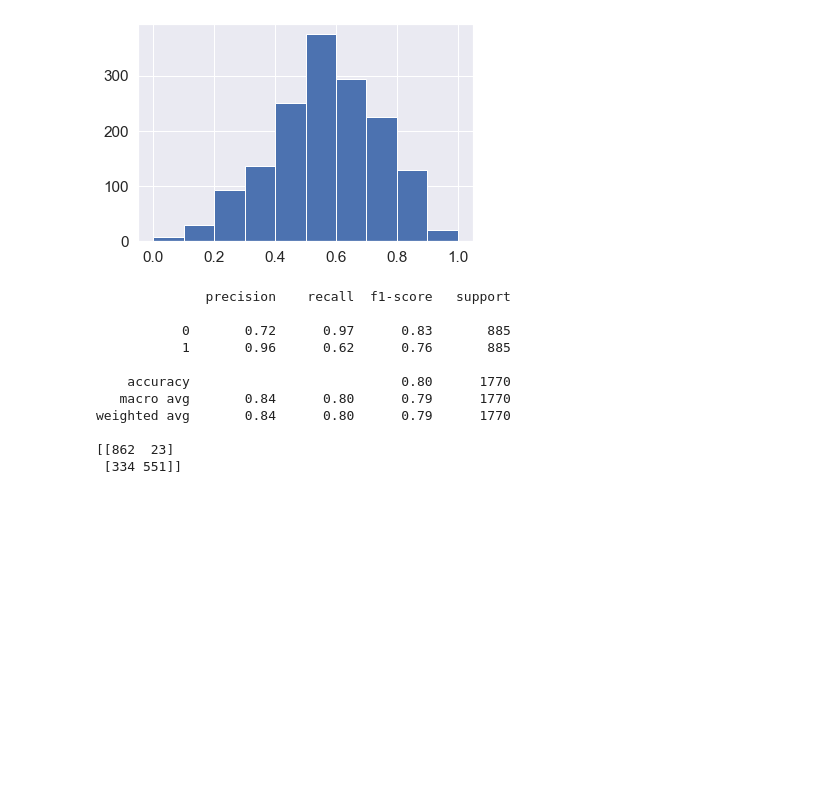
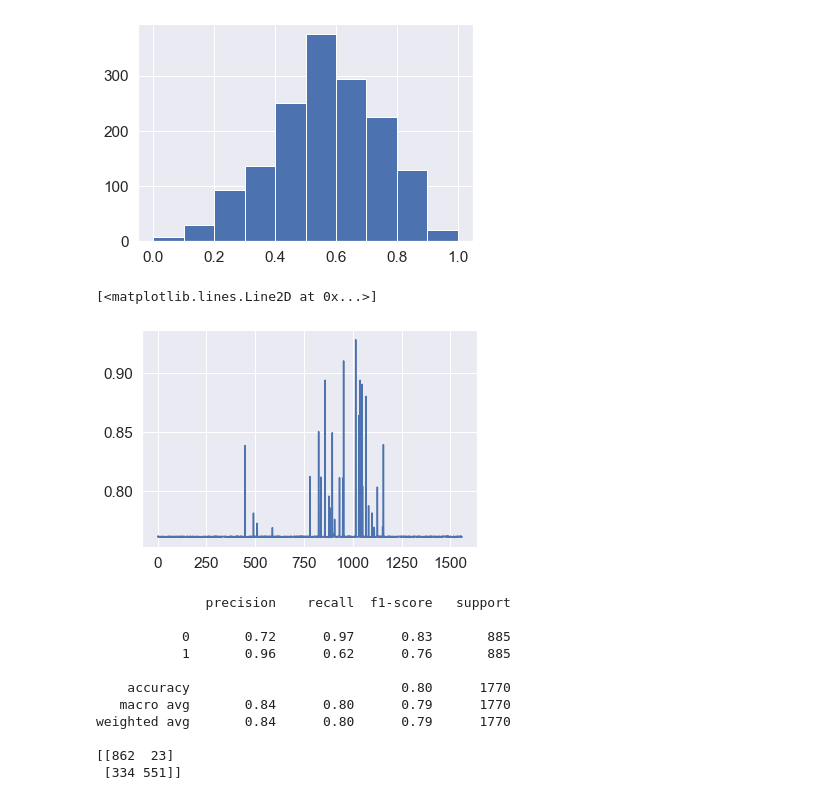
Before and after one commit to eceboran/AudioMalfunctionDetection, a Jupyter notebook: Modeling/one-class-svm-.ipynb, the cells around one changed output. Saved outputs shown, nothing was run; the diff lists cells and outputs as text; code cells hidden in the pictures; blank space fills up the shorter version.

```diff
--- a/Modeling/one-class-svm-.ipynb
+++ b/Modeling/one-class-svm-.ipynb
@@ -221,6 +221,11 @@ plt.hist(X_train[:,10])
        dtype=float32),
  <BarContainer object of 10 artists>)
 [figure]
+# %%
+plt.plot(scores_training)
+# %% [output]
+[<matplotlib.lines.Line2D at 0x...>]
+[figure, added]
 # %%
 # Classifying with classifier output
 # We should decide the values of gamma, nu and prctle
```
Also changed, not shown: parts of 14 cells of this notebook.
